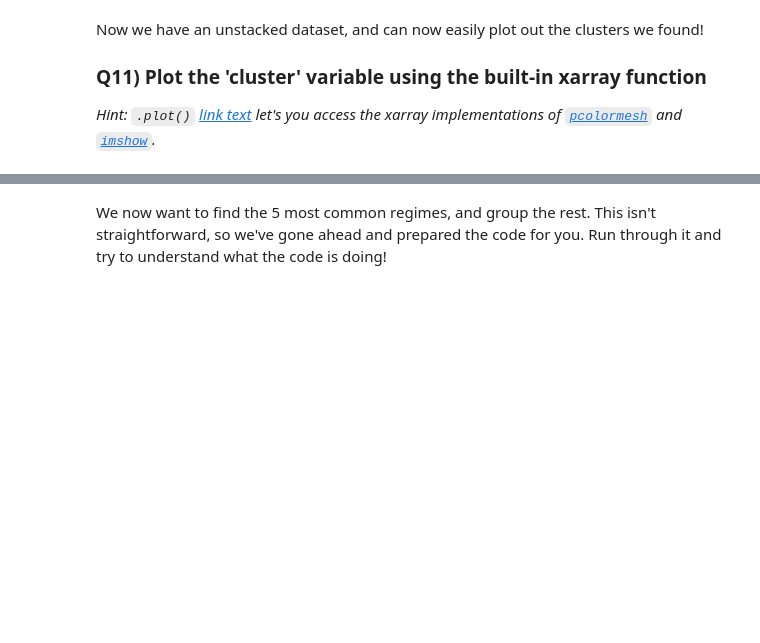
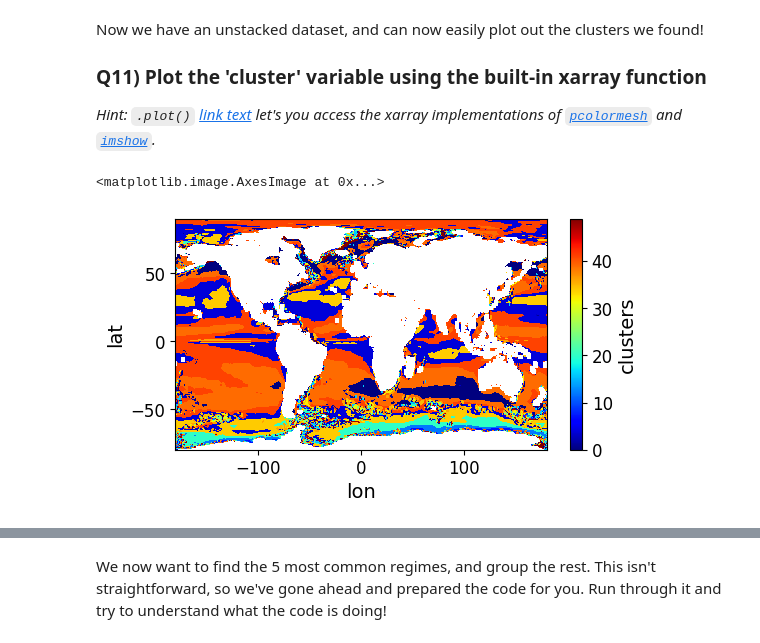
Before and after one commit to mdunand2/2024_MLEES, a Jupyter notebook: Labs/S3_3_THOR.ipynb, the cells around one changed output, grey strips where cells are left out. Cells and saved outputs as stored; diff of their text form; code cells hidden in the pictures; blank space fills up the shorter version.

```diff
--- a/Labs/S3_3_THOR.ipynb
+++ b/Labs/S3_3_THOR.ipynb
@@ -314,6 +339,9 @@ In previous classes we discussed the importance of the scaling the data before i
 *Hint 2: Update the input array to the one returned by the [`.fit_transform(X)`](https://scikit-learn.org/stable/modules/generated/sklearn.preprocessing.StandardScaler.html#sklearn.preprocessing.StandardScaler.fit_transform) method*
 # %%
 #Write your scaling code here
+from sklearn.preprocessing import StandardScaler
+scaler = StandardScaler()
+input_data = scaler.fit_transform(input_data)
 # %% [markdown]
 Now we're finally ready to train our algorithm! Let's load up the kmeans model and find clusters in our data.
 
@@ -326,9 +354,9 @@ Now we're finally ready to train our algorithm! Let's load up the kmeans model a
 *Warning! : Fitting the data may take some time (under a minute during the testing of the notebook)
 # %%
 # Complete the code
-kmeans = cluster._____(________ =50,  # Number of clusters
-                        ________ =42, # setting a random state
-                        ________ =10, # Number of initial centroid states to try
-                       verbose = 1)   # Verbosity so we know things are working
+kmeans = cluster.KMeans(n_clusters =50,  # Number of clusters
+                        random_state =42, # setting a random state
+                        n_init =10, # Number of initial centroid states to try
+                        verbose = 1)   # Verbosity so we know things are working
 # %%
-cluster_labels = kmeans.______(____) # Feed in out scaled input data!
+cluster_labels = kmeans.fit_predict(np.nan_to_num(input_data)) # Feed in out scaled input data!
@@ -346,12 +392,17 @@ We now have a set of labels, but they're stored in a flattened array. Since we'd
 *Hint*: xarrays have an [`.unstack` method](https://xarray.pydata.org/en/stable/generated/xarray.DataArray.unstack.html) that you will find to be very useful for this.
 # %%
 # Complete the code:
-processed_ds = ds.____()
+processed_ds = stacked.unstack()
 # %% [markdown]
 Now we have an unstacked dataset, and can now easily plot out the clusters we found!
 
 ### Q11) Plot the 'cluster' variable using the built-in xarray function
 *Hint: `.plot()` [link text](https://xarray.pydata.org/en/stable/generated/xarray.DataArray.plot.html) let's you access the xarray implementations of [`pcolormesh`](https://matplotlib.org/3.1.1/api/_as_gen/matplotlib.pyplot.pcolormesh.html) and [`imshow`](https://matplotlib.org/3.1.1/api/_as_gen/matplotlib.pyplot.imshow.html).*
+# %%
+processed_ds['clusters'].plot.imshow(figsize=(6,3),cmap='jet')
+# %% [output]
+<matplotlib.image.AxesImage at 0x...>
+[figure, added]
 # %% [markdown]
 Compare your results to those from the paper:
 <img src='https://unils-my.sharepoint.com/:i:/g/personal/tom_beucler_unil_ch/EdLh6Ds0yVlFivyfIOXlV74B_G35dVz87GFagzylIG-gZA?download=1'>
```
Also changed, not shown: parts of 13 cells of this notebook.
